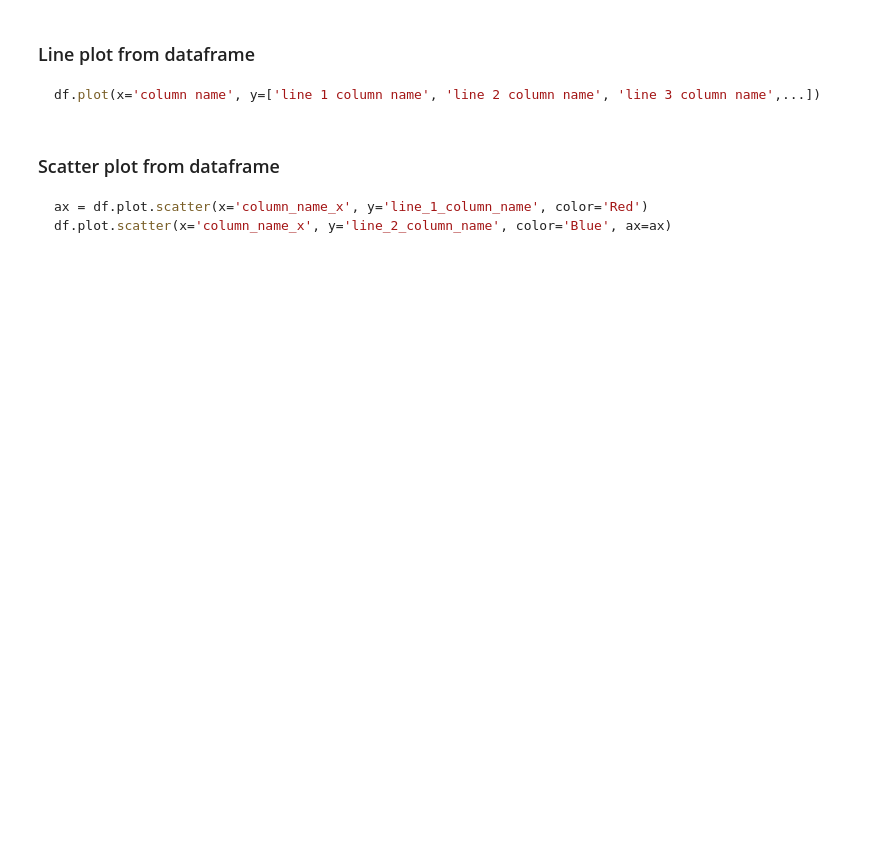
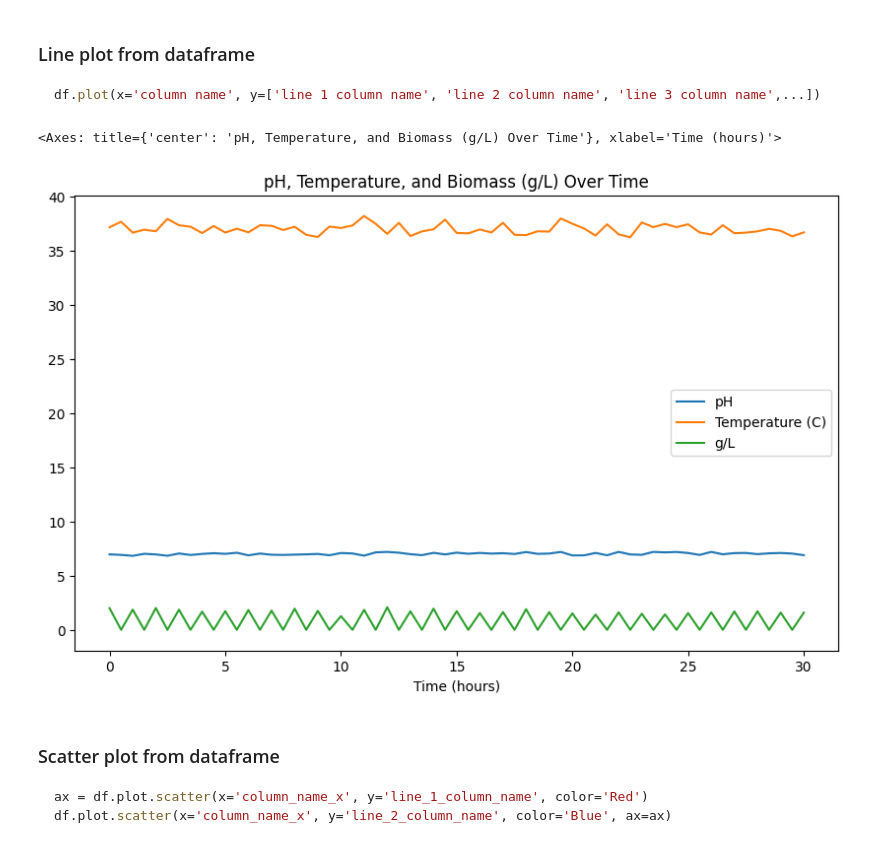
Before and after one commit to Energy-and-Sustainability-VIP/Team-2, a Jupyter notebook: Isaac's Folder/L6_Notes_Isaac.ipynb, the cells around one changed output. Saved outputs shown, nothing was run; the diff lists cells and outputs as text; code cells hidden in the pictures; blank space fills up the shorter version.

````diff
--- a/Isaac's Folder/L6_Notes_Isaac.ipynb
+++ b/Isaac's Folder/L6_Notes_Isaac.ipynb
@@ -117,3 +118,5 @@ You can fill NaN values with a specific value like 0, a mean, or any other numbe
 Forward fill propagates the last valid value forward to fill the NaN values. This method is particularly useful in time series data where the next valid observation is likely to be similar to the last one.
 # %%
 # use forward fill to fill in the missing values using the fillna() method
+merged_all_df.ffill(inplace=True)
+merged_all_df.head()
@@ -122,3 +132,5 @@ Forward fill propagates the last valid value forward to fill the NaN values. Thi
 Backward fill is the opposite of forward fill. It propagates the next valid value backwards to fill NaN values.
 # %%
 #  use backward fill to fill in the missing values using the bfill() method
+merged_all_df.bfill(inplace=True)
+merged_all_df.head()
@@ -127,3 +146,5 @@ Backward fill is the opposite of forward fill. It propagates the next valid valu
 Interpolation is a method that estimates missing values by interpolating the values based on surrounding data points. This can be linear or more complex based on the data.
 # %%
 # use the interpolate() method to fill in the missing values
+merged_all_df.interpolate(inplace=True)
+merged_all_df.head()
@@ -132,3 +160,5 @@ Interpolation is a method that estimates missing values by interpolating the val
 Sometimes, if the missing data is not significant, you might choose to simply drop the rows with NaN values. However, this can result in a loss of data.
 # %%
 # use the dropna() method to drop all the rows with missing values
+merged_all_df.dropna(inplace=True)
+merged_all_df.head()
@@ -144,6 +199,15 @@ df.plot(x='column name', y=['line 1 column name', 'line 2 column name', 'line 3
 ```
 # %%
 # make a line plot of the pH, temperature, and g/L biomass over time
+merged_all_df.plot(
+    x='Time (hours)',
+    y=['pH', 'Temperature (C)', 'g/L'],
+    figsize=(10, 6),
+    title='pH, Temperature, and Biomass (g/L) Over Time'
+)
+# %% [output]
+<Axes: title={'center': 'pH, Temperature, and Biomass (g/L) Over Time'}, xlabel='Time (hours)'>
+[figure, added]
 # %% [markdown]
 ### Scatter plot from dataframe
 ```python
````
Also changed, not shown: parts of 10 cells of this notebook.
